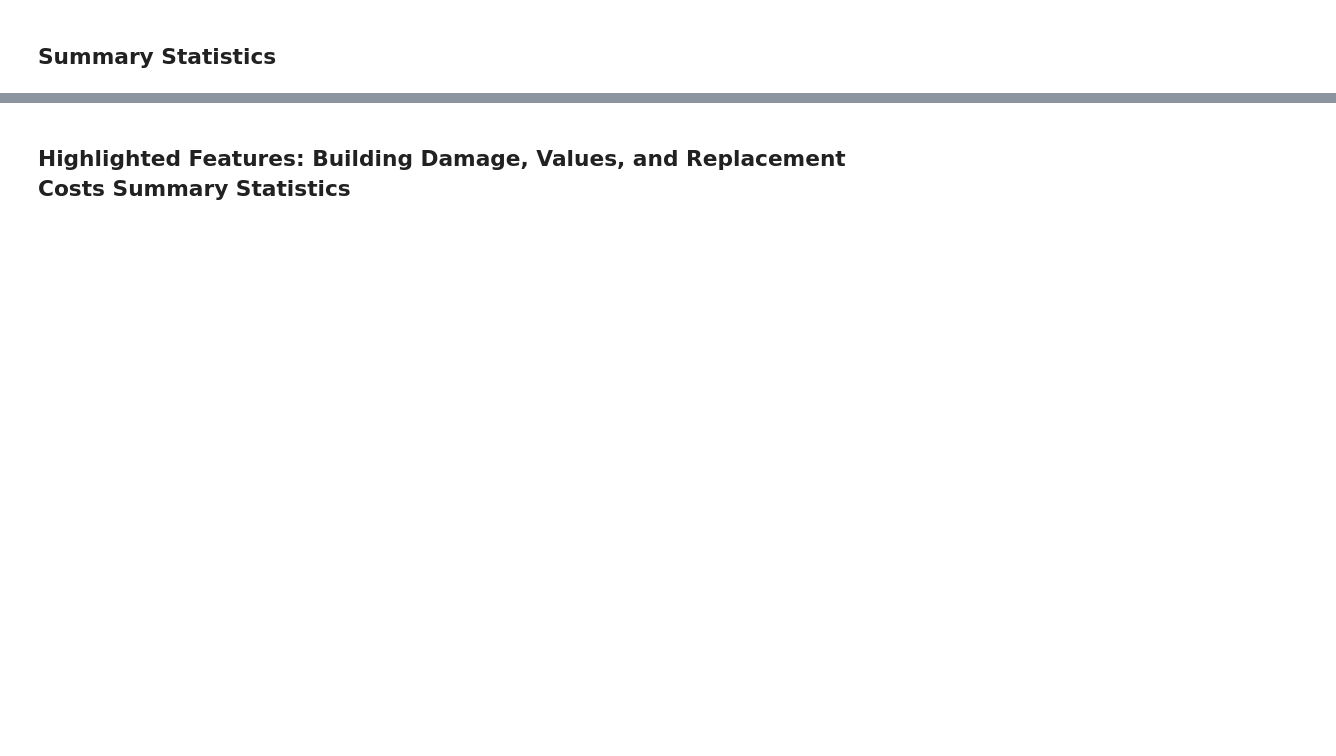
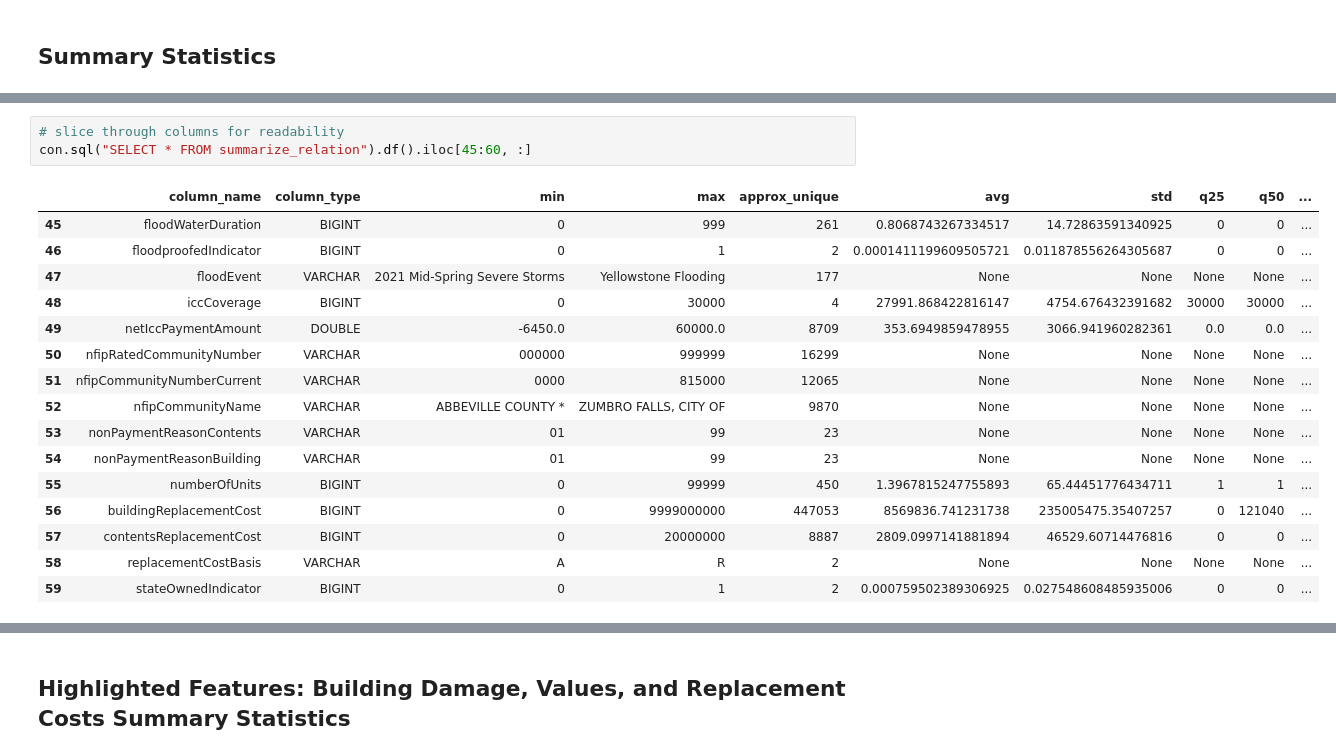
Before and after one commit to mebauer/duckdb-fema-nfip, a Jupyter notebook: analysis.ipynb, the cells around one changed output, grey strips where cells are left out. Saved outputs shown, nothing was run; the diff lists cells and outputs as text; blank space fills up the shorter version.

```diff
--- a/analysis.ipynb
+++ b/analysis.ipynb
@@ -491,0 +521,20 @@ con.sql(sql).df().iloc[50:, :]
+# %%
+# slice through columns for readability
+con.sql("SELECT * FROM summarize_relation").df().iloc[45:60, :]
+# %% [output]
+|  | column_name | column_type | min | max | approx_unique | avg | std | q25 | q50 | ... |
+| 45 | floodWaterDuration | BIGINT | 0 | 999 | 261 | 0.8068743267334517 | 14.72863591340925 | 0 | 0 | ... |
+| 46 | floodproofedIndicator | BIGINT | 0 | 1 | 2 | 0.0001411199609505721 | 0.011878556264305687 | 0 | 0 | ... |
+| 47 | floodEvent | VARCHAR | 2021 Mid-Spring Severe Storms | Yellowstone Flooding | 177 | None | None | None | None | ... |
+| 48 | iccCoverage | BIGINT | 0 | 30000 | 4 | 27991.868422816147 | 4754.676432391682 | 30000 | 30000 | ... |
+| 49 | netIccPaymentAmount | DOUBLE | -6450.0 | 60000.0 | 8709 | 353.6949859478955 | 3066.941960282361 | 0.0 | 0.0 | ... |
+| 50 | nfipRatedCommunityNumber | VARCHAR | 000000 | 999999 | 16299 | None | None | None | None | ... |
+| 51 | nfipCommunityNumberCurrent | VARCHAR | 0000 | 815000 | 12065 | None | None | None | None | ... |
+| 52 | nfipCommunityName | VARCHAR | ABBEVILLE COUNTY * | ZUMBRO FALLS, CITY OF | 9870 | None | None | None | None | ... |
+| 53 | nonPaymentReasonContents | VARCHAR | 01 | 99 | 23 | None | None | None | None | ... |
+| 54 | nonPaymentReasonBuilding | VARCHAR | 01 | 99 | 23 | None | None | None | None | ... |
+| 55 | numberOfUnits | BIGINT | 0 | 99999 | 450 | 1.3967815247755893 | 65.44451776434711 | 1 | 1 | ... |
+| 56 | buildingReplacementCost | BIGINT | 0 | 9999000000 | 447053 | 8569836.741231738 | 235005475.35407257 | 0 | 121040 | ... |
+| 57 | contentsReplacementCost | BIGINT | 0 | 20000000 | 8887 | 2809.0997141881894 | 46529.60714476816 | 0 | 0 | ... |
+| 58 | replacementCostBasis | VARCHAR | A | R | 2 | None | None | None | None | ... |
+| 59 | stateOwnedIndicator | BIGINT | 0 | 1 | 2 | 0.000759502389306925 | 0.027548608485935006 | 0 | 0 | ... |
```
Also changed, not shown: parts of 36 cells of this notebook, 2 other files.
